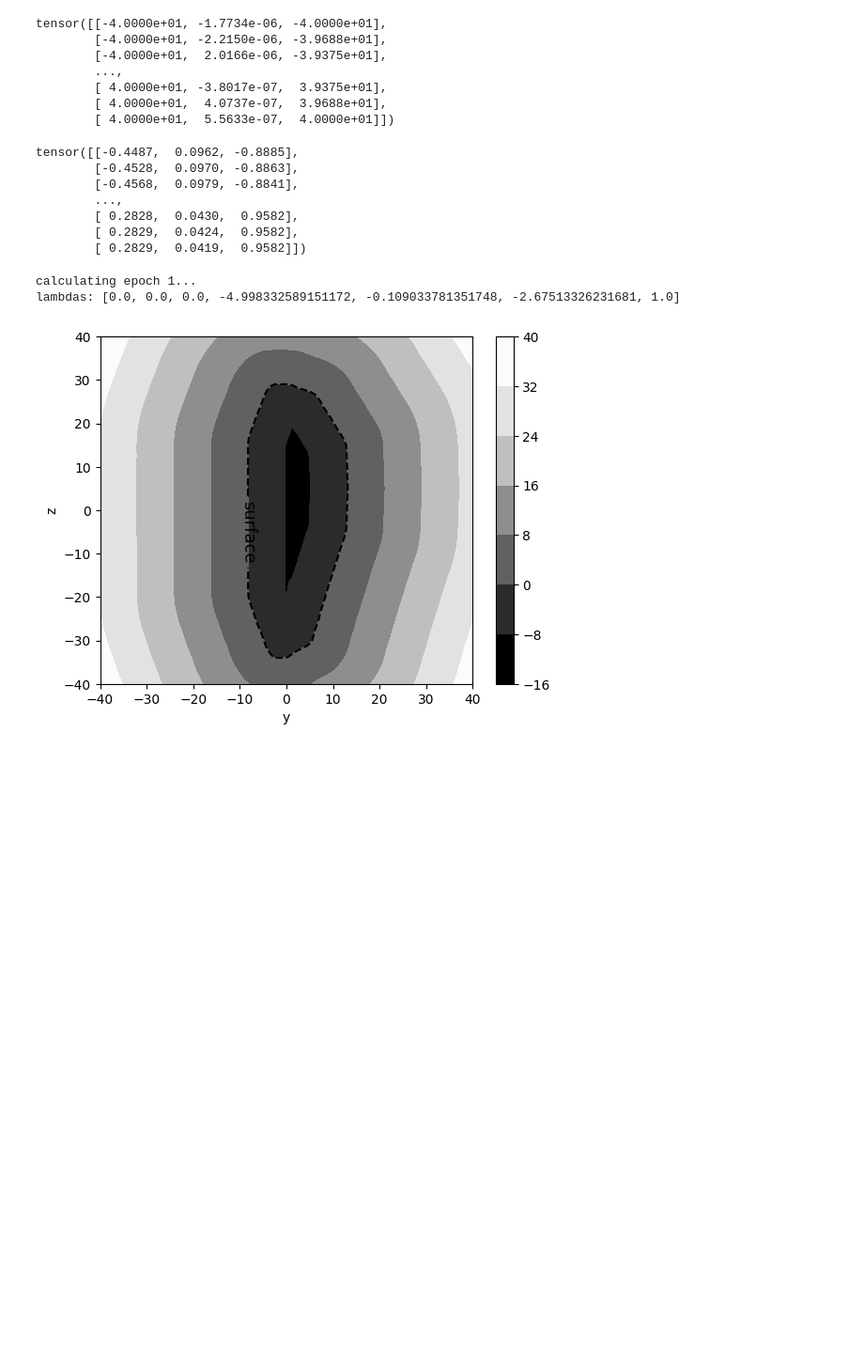
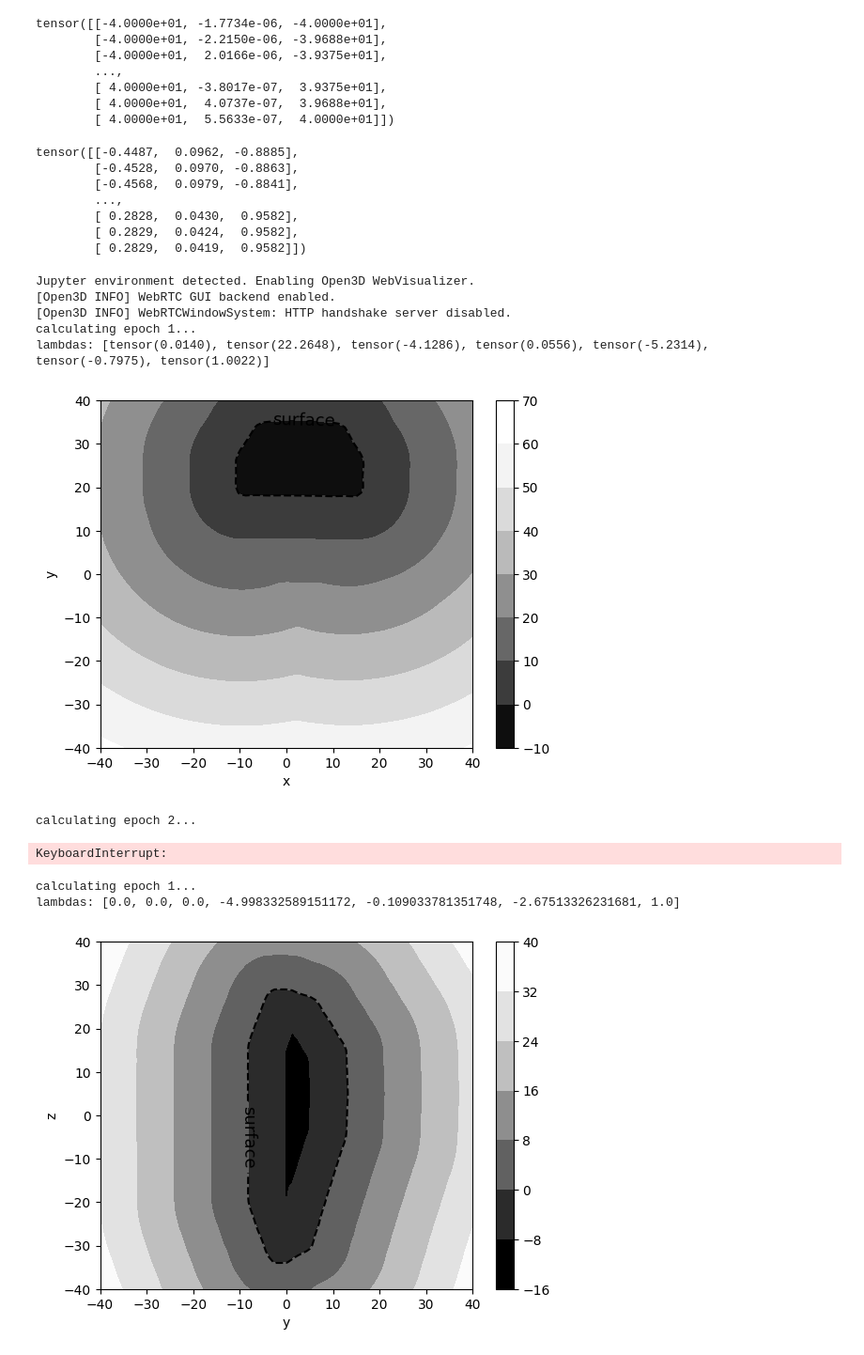
Before and after one commit to bryanahusna/3d-traffic-reconstruction, a Jupyter notebook: mygplvm/training2.ipynb, the cells around one changed output. Shown at 94% size. Cells and saved outputs as stored; diff of their text form; code cells hidden in the pictures; blank space fills up the shorter version.

```diff
--- a/mygplvm/training2.ipynb
+++ b/mygplvm/training2.ipynb
@@ -98,7 +95,7 @@ for i, txt in enumerate(obj_names):
 # %%
 import skimage
 
-dct_25_flat = gplvm.recall([-13.68171972, -10.0678005 ])
+dct_25_flat = gplvm.recall([ -4.64631992,  -9.66540187])
 dct_25 = np.array(dct_25_flat).reshape((dct_resolution, dct_resolution, dct_resolution))
 dct_full = np.pad(dct_25, ((0, voxel_resolution - dct_resolution + 2), (0, voxel_resolution - dct_resolution + 2), (0, voxel_resolution - dct_resolution + 2)))
 print(dct_full.shape)
@@ -170,7 +167,7 @@ import torch
 
 
 def make_square(img):
-        resized = cv2.resize(img, (32, 32))
+        resized = cv2.resize(img, (64, 64))
         return resized
 
 
@@ -207,7 +204,7 @@ def reconstruct(gplvm, latent_init, dct_resolution, voxel_resolution, num_iter =
 
         ## energy function derivative calculation
         # parameters initialization
-        image_resolution = 32
+        image_resolution = 64
         learning_rate = 1
         zeta_smoothing = 3
         fu = 512
@@ -330,34 +327,43 @@ def reconstruct(gplvm, latent_init, dct_resolution, voxel_resolution, num_iter =
             Rx = -math.radians(lambdas[li_mapping['Rx']])
             Ry = -math.radians(lambdas[li_mapping['Ry']])
             Rz = -math.radians(lambdas[li_mapping['Rz']])
             S = 1/lambdas[li_mapping['S']]
             M = np.matrix([
                 [S*cos(Ry)*cos(Rz)                              , -S*cos(Ry)*sin(Rz)                            , S*sin(Ry)         , Tx],
                 [S*cos(Rx)*sin(Rz) + S*sin(Rx)*sin(Ry)*cos(Rz)  , S*cos(Rx)*cos(Rz) - S*sin(Rx)*sin(Ry)*sin(Rz) , -S*sin(Rx)*cos(Ry), Ty],
                 [S*sin(Rx)*sin(Rz) - S*cos(Rx)*sin(Ry)*cos(Rz)  , S*sin(Rx)*cos(Rz) + S*cos(Rx)*sin(Ry)*sin(Rz) , S*cos(Rx)*cos(Ry) , Tz],
                 [0                                              , 0                                             , 0                 , 1.0]
             ])
             MI = M.I
 
             tsf = pk.Transform3d(matrix=torch.asarray(M.tolist()))
             sdf = pv.ComposedSDF([sdf0, sdf0], tsf.stack(tsf))
             query_range = np.array([
                         [-40, 40],
                         [-40, 40],
                         [0, 0],
                     ])
-            result = pv.draw_sdf_slice(sdf, query_range, resolution=80/256)
+            result = pv.draw_sdf_slice(sdf, query_range, resolution=80/image_resolution)
 
         return lambdas
 
 
 
 input_image = cv2.imread('input_images/sedan1.png', cv2.IMREAD_GRAYSCALE)
 input_image = make_square(input_image)
 input_image = (255 - input_image) / 255
 # plt.imshow(input_image, cmap='gray')
 
 lambdas = reconstruct(gplvm, [-13.68171972, -10.0678005 ], dct_resolution, voxel_resolution, num_iter=15)
+# %% [output]
+Jupyter environment detected. Enabling Open3D WebVisualizer.
+[Open3D INFO] WebRTC GUI backend enabled.
+[Open3D INFO] WebRTCWindowSystem: HTTP handshake server disabled.
+calculating epoch 1...
+lambdas: [tensor(0.0140), tensor(22.2648), tensor(-4.1286), tensor(0.0556), tensor(-5.2314), tensor(-0.7975), tensor(1.0022)]
+[figure, added]
+calculating epoch 2...
+KeyboardInterrupt:
 # %%
 from PIL import Image, ImageOps
 import cv2
```
Also changed, not shown: parts of 5 cells of this notebook, 54 other files.
